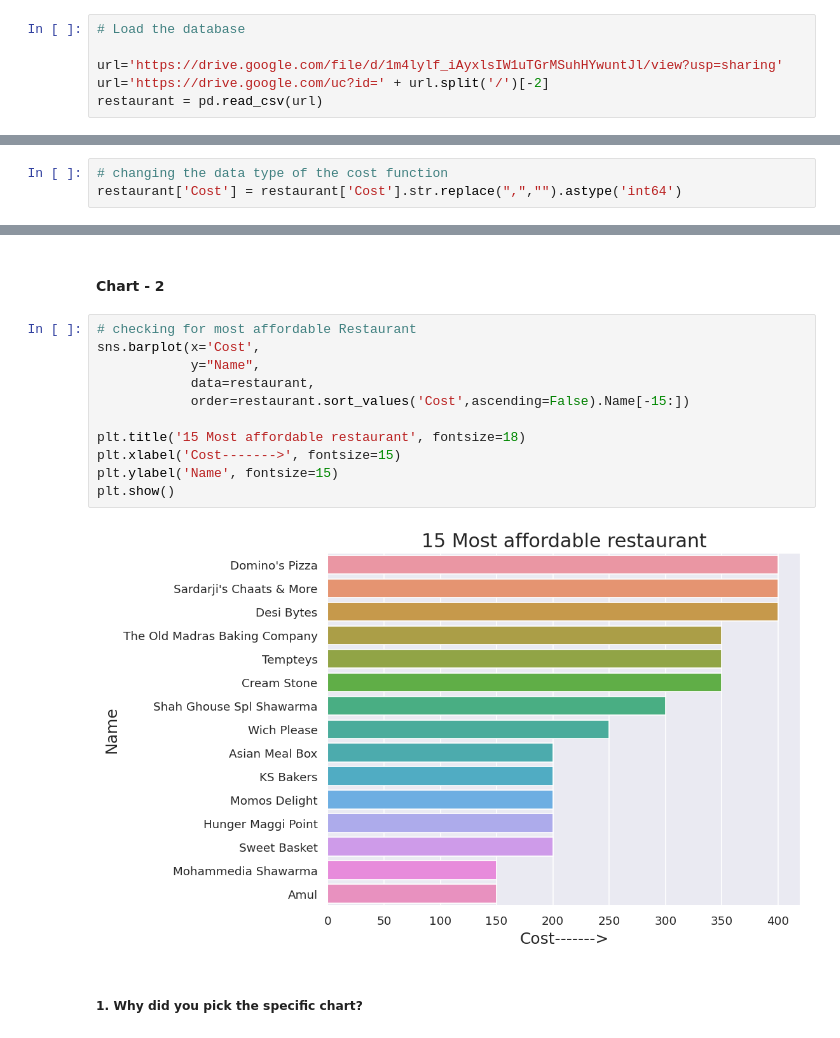
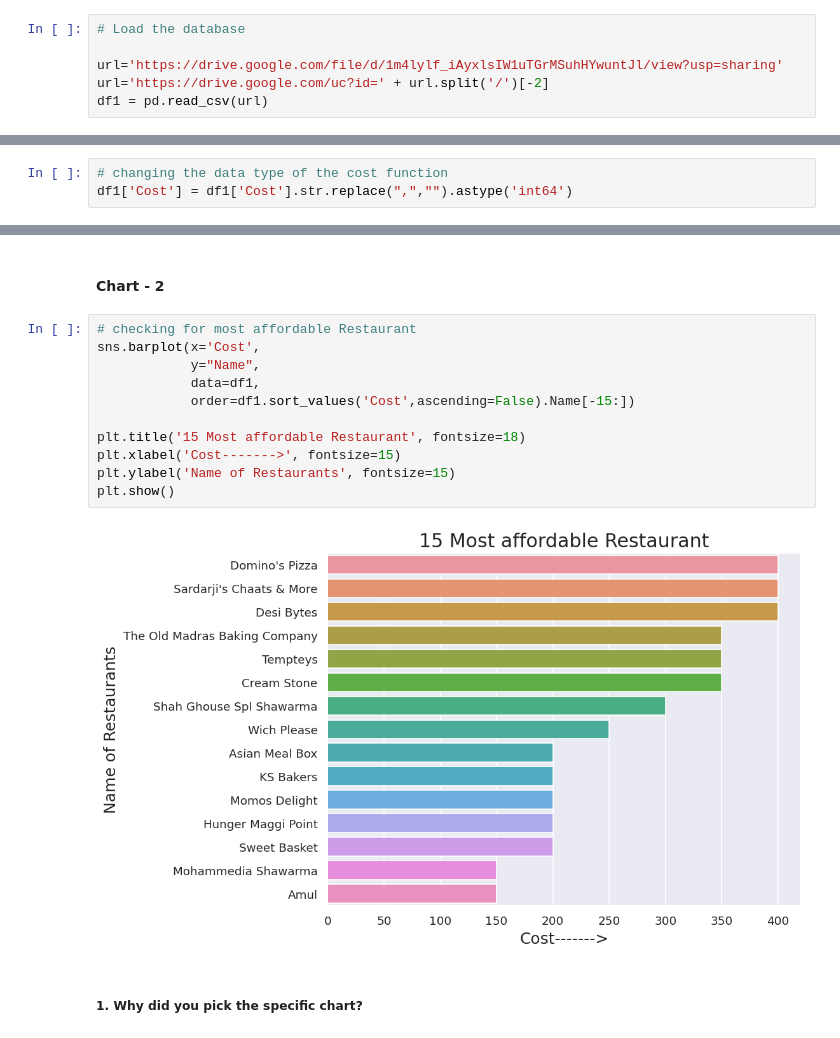
Before and after one commit to KolekarPramod/Zomato-Restaurant-Clustering-And-Sentiment-Analysis, a Jupyter notebook: Zomato_Restaurant_Clustering_And_Sentiment_Analysis.ipynb, the cells around one changed output, grey strips where cells are left out. Drawn from its saved outputs; the diff is of its cells as text.

```diff
--- a/Zomato_Restaurant_Clustering_And_Sentiment_Analysis.ipynb
+++ b/Zomato_Restaurant_Clustering_And_Sentiment_Analysis.ipynb
@@ -44,7 +65,7 @@ warnings.filterwarnings("ignore")
 
 url='https://drive.google.com/file/d/1m4lylf_iAyxlsIW1uTGrMSuhHYwuntJl/view?usp=sharing'
 url='https://drive.google.com/uc?id=' + url.split('/')[-2]
-restaurant = pd.read_csv(url)
+df1 = pd.read_csv(url)
 # %%
 # Load the database
 
@@ -270,3 +340,3 @@ memory usage: 5.0+ KB
 # %%
 # changing the data type of the cost function
-restaurant['Cost'] = restaurant['Cost'].str.replace(",","").astype('int64')
+df1['Cost'] = df1['Cost'].str.replace(",","").astype('int64')
@@ -365,16 +418,16 @@ plt.show()
 # %%
 # checking for most affordable Restaurant
 sns.barplot(x='Cost',
             y="Name",
-            data=restaurant,
-            order=restaurant.sort_values('Cost',ascending=False).Name[-15:])
+            data=df1,
+            order=df1.sort_values('Cost',ascending=False).Name[-15:])
 
-plt.title('15 Most affordable restaurant', fontsize=18)
+plt.title('15 Most affordable Restaurant', fontsize=18)
 plt.xlabel('Cost------->', fontsize=15)
-plt.ylabel('Name', fontsize=15)
+plt.ylabel('Name of Restaurants', fontsize=15)
 plt.show()
 # %% [output]
-[figure, old version]
+[figure, new version]
 # %% [markdown]
 ##### 1. Why did you pick the specific chart?
 # %% [markdown]
```
Also changed, not shown: parts of 110 cells of this notebook.
